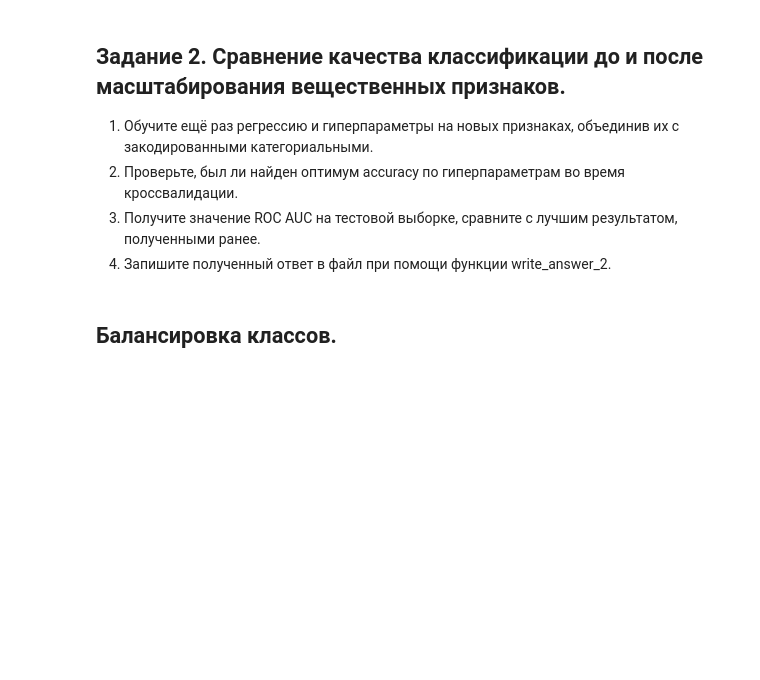
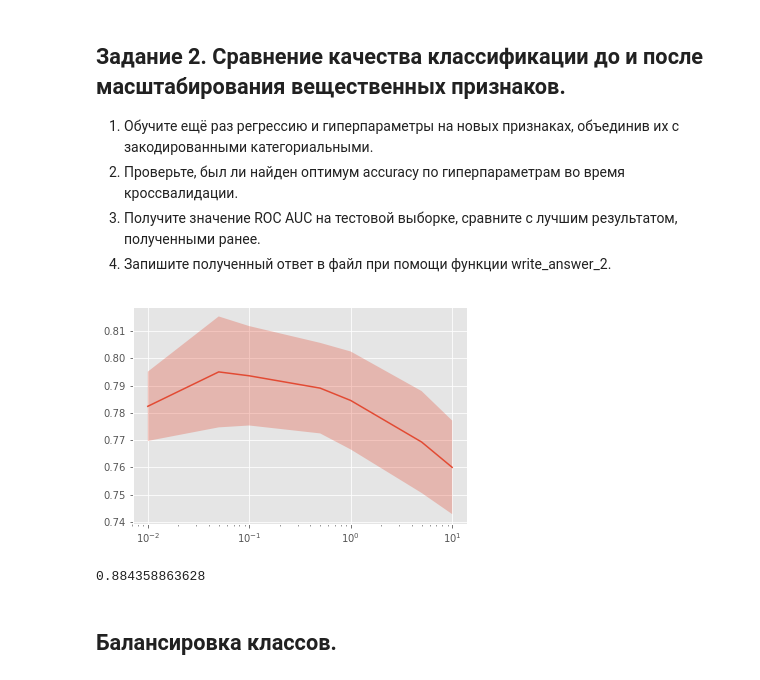
Before and after one commit to lamotik/MFTI_ML, a Jupyter notebook: supervised-learning/w3/pa1/Preprocessing_LR.ipynb, the cells around one changed output. Saved outputs shown, nothing was run; the diff lists cells and outputs as text; code cells hidden in the pictures; blank space fills up the shorter version.

```diff
--- a/supervised-learning/w3/pa1/Preprocessing_LR.ipynb
+++ b/supervised-learning/w3/pa1/Preprocessing_LR.ipynb
@@ -314,3 +328,10 @@ from sklearn.preprocessing import StandardScaler
+# %%
+from sklearn.preprocessing import StandardScaler
+
+scaler = StandardScaler()
+
+X_train_real_scaled = scaler.fit_transform(X_train_real_zeros)
+X_test_real_scaled = scaler.fit_transform(X_test_real_zeros)
 # %% [markdown]
 ## Сравнение признаковых пространств.
 # %% [markdown]
@@ -331,9 +354,15 @@ plt.show()
 # %%
 def write_answer_2(auc):
     with open("preprocessing_lr_answer2.txt", "w") as fout:
         fout.write(str(auc))
 
-# place your code here
+auc = calcAUC(np.hstack((X_train_real_scaled, X_train_cat_oh)), np.hstack((X_test_real_scaled, X_test_cat_oh)), y_train, y_test)
+print(auc)
+
+write_answer_2(auc)
+# %% [output]
+[figure, added]
+0.884358863628
 # %% [markdown]
 ## Балансировка классов.
 # %% [markdown]
```
Also changed, not shown: parts of 15 cells of this notebook, 8 other files.
